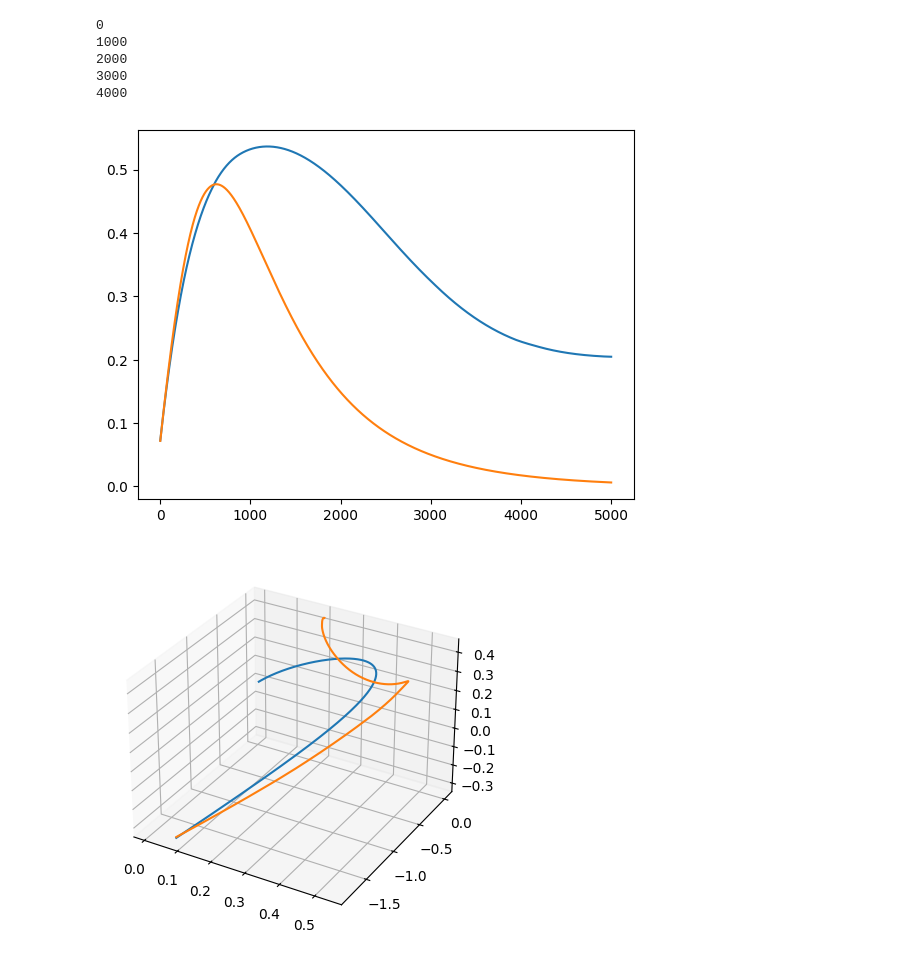
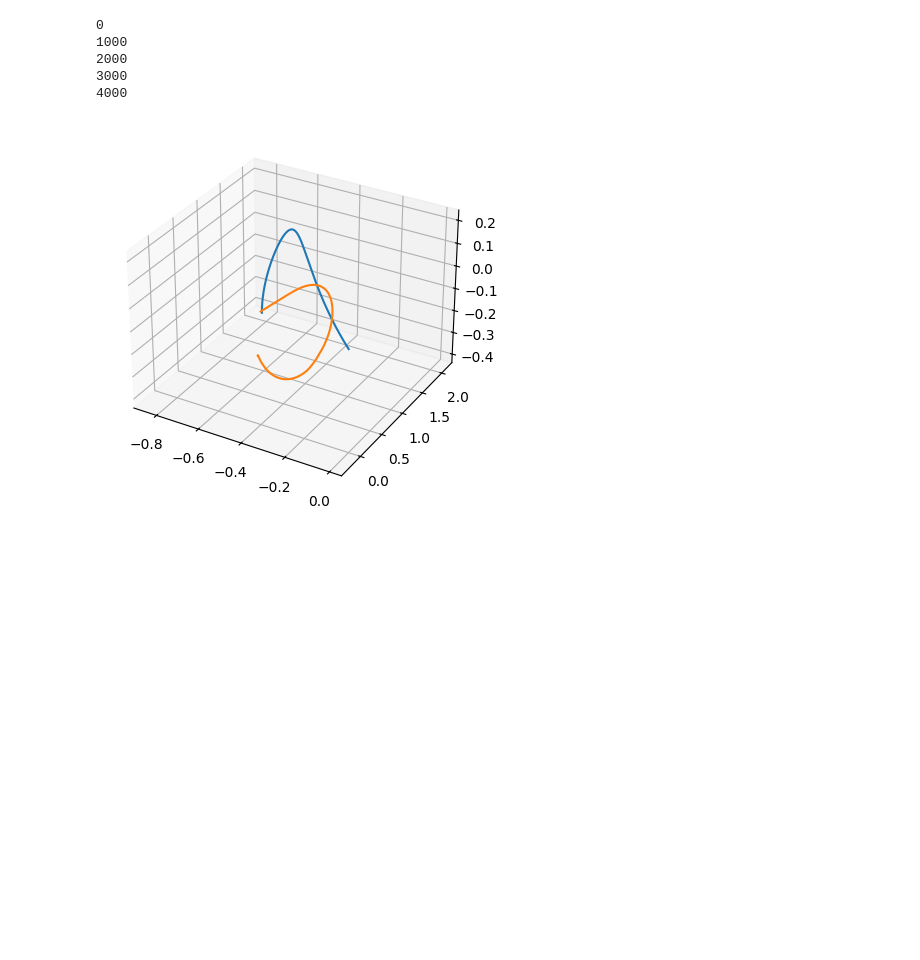
Before and after one commit to lukemclennan/DeepKoopman, a Jupyter notebook: postprocessing/VisualizeLorenz96.ipynb, the cells around one changed output. Saved outputs shown, nothing was run; the diff lists cells and outputs as text; code cells hidden in the pictures; blank space fills up the shorter version.

Commit message:
Added Lorenz96 Figures

```diff
--- a/postprocessing/VisualizeLorenz96.ipynb
+++ b/postprocessing/VisualizeLorenz96.ipynb
@@ -51,17 +51,17 @@ y_true = gen_trajs(X0, t_eval, F)
 3000
 4000
 # %%
-i = np.random.randint(y.shape[0])
-j = np.random.randint(y.shape[-1])
-plt.plot(y[i,:,j])
-plt.plot(y_true[i,:,j])
-plt.show()
-
+for k in range(20):
+    i = np.random.randint(y.shape[0])
+    j = np.random.randint(y.shape[-1])
+    plt.plot(y[i,:,j])
+    plt.plot(y_true[i,:,j])
+    plt.savefig('./Lorenz96Figures/ex_traj_'+str(k)+'.png')
+    plt.close()
 fig = plt.figure()
 ax = fig.add_subplot(projection='3d')
 ax.plot(y_true[i, :, 0], y_true[i, :, 1], y_true[i, :, 2])
 ax.plot(y[i, :, 0], y[i, :, 1], y[i, :, 2])
 plt.show()
 # %% [output]
-[figure, old version]
+[figure, new version]
-[figure, removed]
```
Also changed, not shown: 20 other files.
